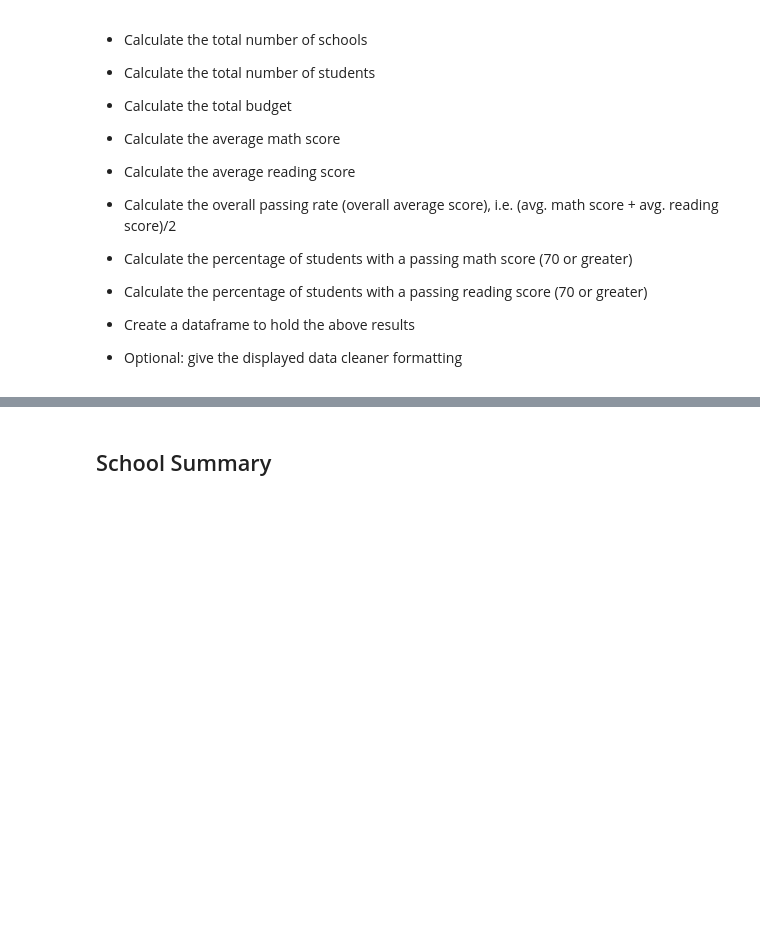
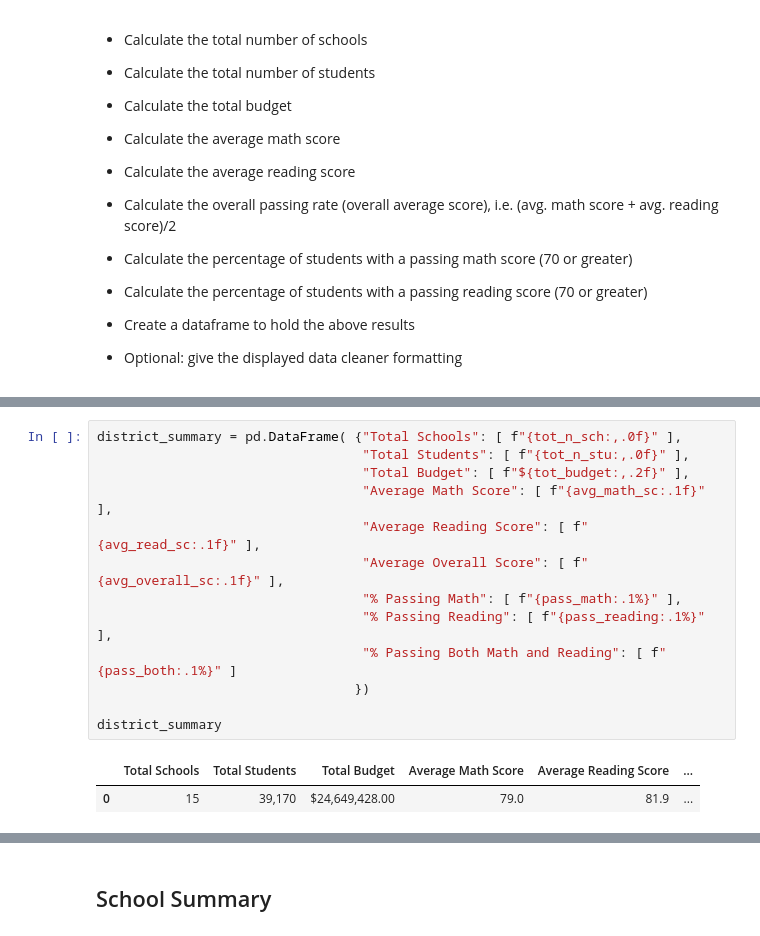
Before and after one commit to daddyjab/PythonAssignments, a Jupyter notebook: PyCitySchools/PyCitySchools-jb.ipynb, the cells around one changed output, grey strips where cells are left out. Cells and saved outputs as stored; diff of their text form; blank space fills up the shorter version.

Commit message:
Completed district summary

```diff
--- a/PyCitySchools/PyCitySchools-jb.ipynb
+++ b/PyCitySchools/PyCitySchools-jb.ipynb
@@ -90,3 +138,19 @@ tot_n_schools
+# %%
+district_summary = pd.DataFrame( {"Total Schools": [ f"{tot_n_sch:,.0f}" ],
+                                  "Total Students": [ f"{tot_n_stu:,.0f}" ],
+                                  "Total Budget": [ f"${tot_budget:,.2f}" ],
+                                  "Average Math Score": [ f"{avg_math_sc:.1f}" ],
+                                  "Average Reading Score": [ f"{avg_read_sc:.1f}" ],
+                                  "Average Overall Score": [ f"{avg_overall_sc:.1f}" ],
+                                  "% Passing Math": [ f"{pass_math:.1%}" ],
+                                  "% Passing Reading": [ f"{pass_reading:.1%}" ],
+                                  "% Passing Both Math and Reading": [ f"{pass_both:.1%}" ]
+                                 })
+
+district_summary
+# %% [output]
+|  | Total Schools | Total Students | Total Budget | Average Math Score | Average Reading Score | ... |
+| 0 | 15 | 39,170 | $24,649,428.00 | 79.0 | 81.9 | ... |
 # %%
 # %% [output]
 |  | Total Schools | Total Students | Total Budget | Average Math Score | Average Reading Score | % Passing Math | ... |
```
Also changed, not shown: parts of 7 cells of this notebook.
